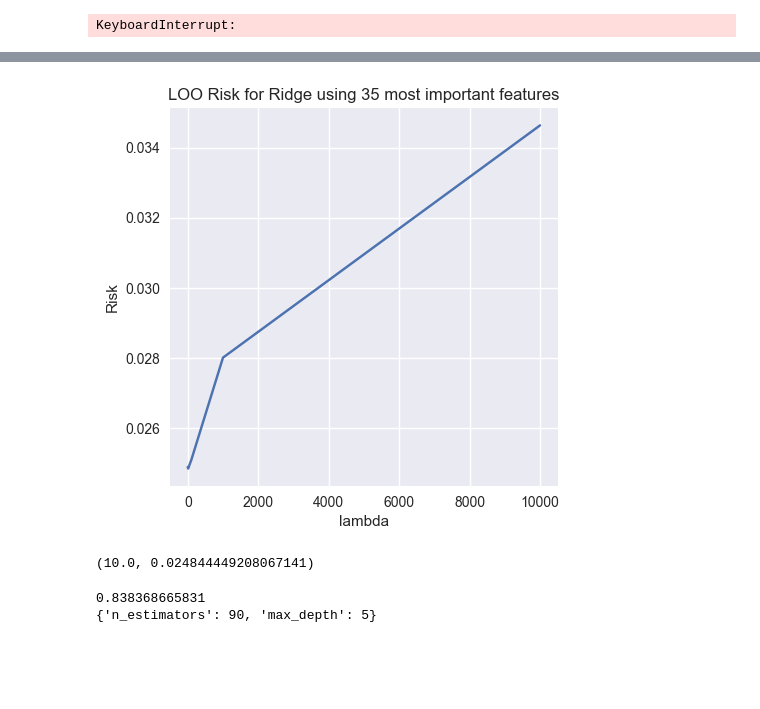
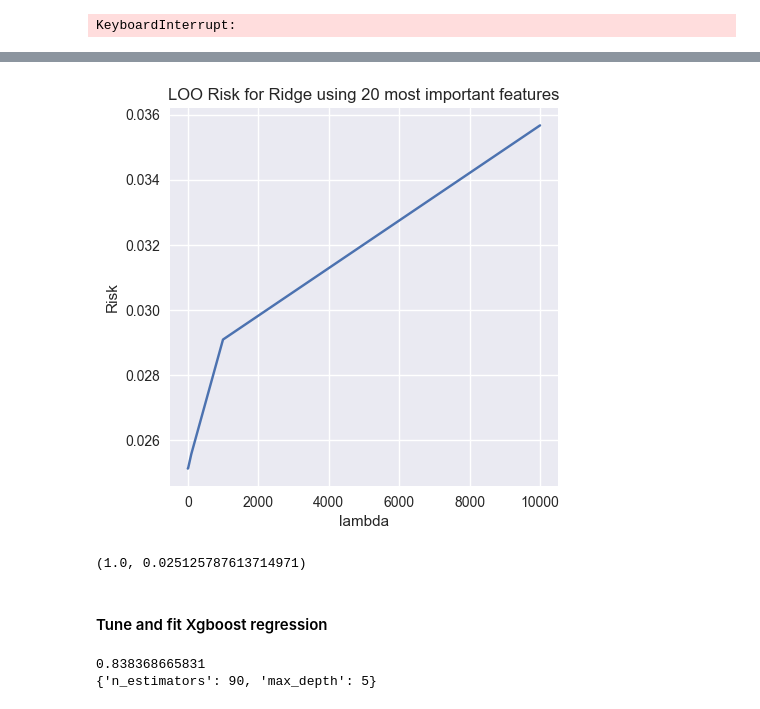
Before and after one commit to verali0816/141C_kaggle, a Jupyter notebook: Model fit.ipynb, the cells around one changed output, grey strips where cells are left out. Saved outputs shown, nothing was run; the diff lists cells and outputs as text; code cells hidden in the pictures; blank space fills up the shorter version.

```diff
--- a/Model fit.ipynb
+++ b/Model fit.ipynb
@@ -141,9 +150,9 @@ ax.set_title("The feature importance from random foreast", fontsize = 20)
 # %%
 #select top35
-top35 = fea_import.index[-35:]
+top20 = fea_import.index[-20:]
 # %%
 #subset X for ridge regression
-X_ri = X[top35]
+X_ri = X[top20]
 # %%
 #replace the NaN with mean
 imp = imp.fit(X_ri)
@@ -158,19 +169,21 @@ LOOr = cv_vals.mean(axis=0)
 # %%
 fig = plt.figure(figsize=(5, 5), dpi=100)
 plt.plot(alphas,LOOr)
 plt.xlabel('lambda')
 plt.ylabel('Risk')
-plt.title('LOO Risk for Ridge using 35 most important features')
+plt.title('LOO Risk for Ridge using 20 most important features')
 #plt.xlim([0,20])
 #plt.ylim([0.006,0.010])
 plt.show()
 # %% [output]
-[figure, old version]
+[figure, new version]
 # %%
 min(dict(zip(alphas,LOOr)).items(), key=lambda x: x[1])
 #the minimum MSE is 0.02584
 # %% [output]
-(10.0, 0.024844449208067141)
+(1.0, 0.025125787613714971)
+# %% [markdown]
+#### Tune and fit Xgboost regression
 # %%
 #use xgboost
 xgb_model = xgb.XGBRegressor()
```
Also changed, not shown: parts of 29 cells of this notebook, 5 other files.
